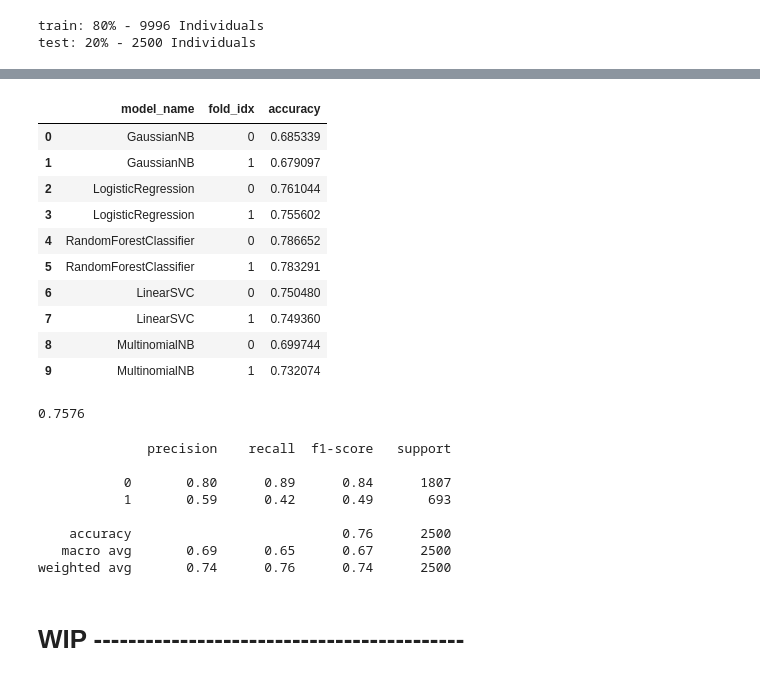
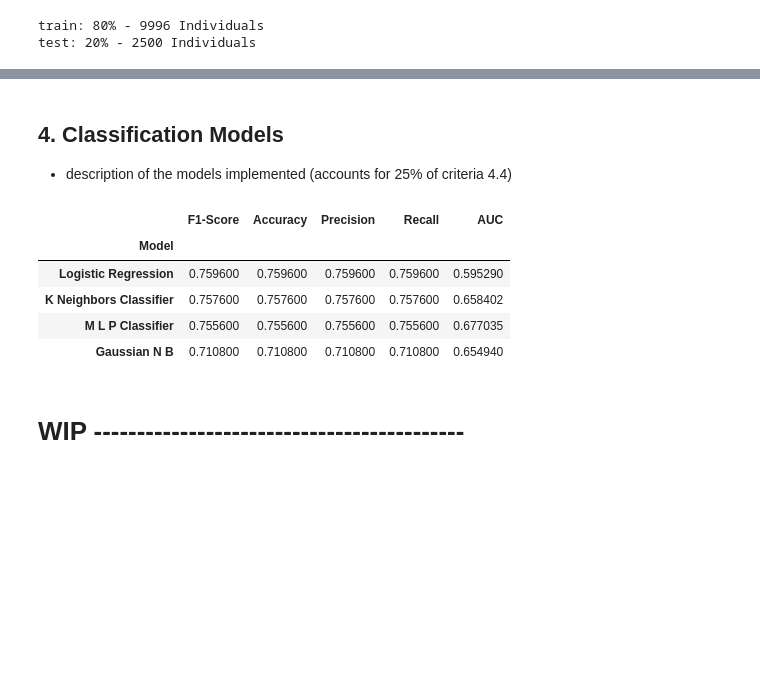
Before and after one commit to joaomalho/Text-Mining, a Jupyter notebook: Project_Text_Mining.ipynb, the cells around one changed output, grey strips where cells are left out. Drawn from its saved outputs; the diff is of its cells as text; code cells hidden in the pictures; blank space fills up the shorter version.

Commit message:
Updated include~ Modeling

```diff
--- a/Project_Text_Mining.ipynb
+++ b/Project_Text_Mining.ipynb
@@ -501,28 +505,3 @@ tfidf = TfidfVectorizer(
 
 X_train_tfidf = tfidf.fit_transform(X_train).toarray()
 X_test_tfidf = tfidf.transform(X_test).toarray()
-# %%
-models = [
-    GaussianNB(),
-    LogisticRegression(),
-    RandomForestClassifier(n_estimators=100),
-    LinearSVC(),
-    MultinomialNB(),
-]
-# Cross-validation
-CV = 2
-cv_df = pd.DataFrame(index=range(CV * len(models)))
-entries = []
-for model in models:
-    model_name = model.__class__.__name__
-    accuracies = cross_val_score(model, features, labels, scoring="accuracy", cv=CV, verbose=1)
-    for fold_idx, accuracy in enumerate(accuracies):
-        entries.append((model_name, fold_idx, accuracy))
-cv_df = pd.DataFrame(entries, columns=["model_name", "fold_idx", "accuracy"])
-
-mean_accuracy = cv_df.groupby("model_name").accuracy.mean()
-std_accuracy = cv_df.groupby("model_name").accuracy.std()
-
-acc = pd.concat([mean_accuracy, std_accuracy], axis=1, ignore_index=True)
-acc.columns = ["Mean Accuracy", "Standard deviation"]
-acc
@@ -547,33 +508,3 @@ acc
-# %%
-cv_df
-# %% [output]
-|  | model_name | fold_idx | accuracy |
-| 0 | GaussianNB | 0 | 0.685339 |
-| 1 | GaussianNB | 1 | 0.679097 |
-| 2 | LogisticRegression | 0 | 0.761044 |
-| 3 | LogisticRegression | 1 | 0.755602 |
-| 4 | RandomForestClassifier | 0 | 0.786652 |
-| 5 | RandomForestClassifier | 1 | 0.783291 |
-| 6 | LinearSVC | 0 | 0.750480 |
-| 7 | LinearSVC | 1 | 0.749360 |
-| 8 | MultinomialNB | 0 | 0.699744 |
-| 9 | MultinomialNB | 1 | 0.732074 |
-# %%
-model = LinearSVC()
-model.fit(X_train_tfidf, y_train)
-y_pred = model.predict(X_test_tfidf)
-print(accuracy_score(y_test, y_pred))
-# %% [output]
-0.7576
-# %%
-target_names = y.unique().astype(str).tolist()
-print(metrics.classification_report(y_test, y_pred, target_names=target_names))
-# %% [output]
-              precision    recall  f1-score   support
-
-           0       0.80      0.89      0.84      1807
-           1       0.59      0.42      0.49       693
-
-    accuracy                           0.76      2500
-   macro avg       0.69      0.65      0.67      2500
-weighted avg       0.74      0.76      0.74      2500
+# %% [markdown]
+## 4. Classification Models
+* description of the models implemented (accounts for 25% of criteria 4.4)
@@ -580,3 +605,15 @@ weighted avg       0.74      0.76      0.74      2500
+# %%
+# checking best base models
+base_model = model_base()
+
+base_model.style
+# %% [output]
+|  | F1-Score | Accuracy | Precision | Recall | AUC |
+| Model |  |  |  |  |  |
+| Logistic Regression | 0.759600 | 0.759600 | 0.759600 | 0.759600 | 0.595290 |
+| K Neighbors Classifier | 0.757600 | 0.757600 | 0.757600 | 0.757600 | 0.658402 |
+| M L P Classifier | 0.755600 | 0.755600 | 0.755600 | 0.755600 | 0.677035 |
+| Gaussian N B | 0.710800 | 0.710800 | 0.710800 | 0.710800 | 0.654940 |
 # %% [markdown]
 # WIP -------------------------------------------
 # %%
```
Also changed, not shown: parts of 7 cells of this notebook.
